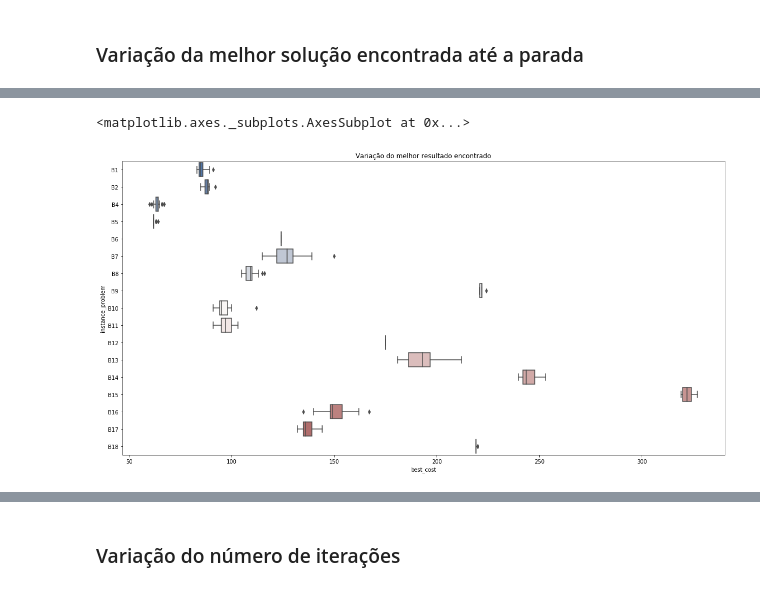
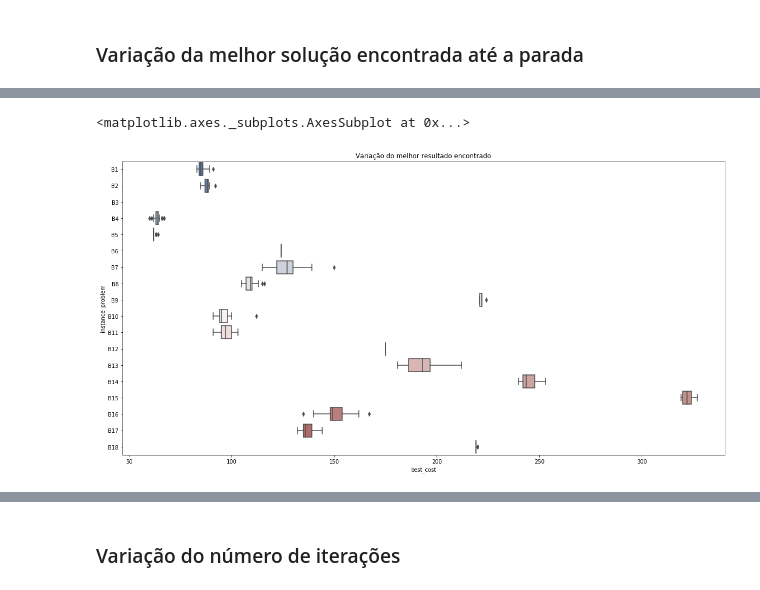
Before and after one commit to GiliardGodoi/binary-ga-stpg, a Jupyter notebook: notebooks/[2020-04-22] AED_Binary_AG_kapsalis_30_trials.ipynb, the cells around one changed output, grey strips where cells are left out. Drawn from its saved outputs; the diff is of its cells as text; code cells hidden in the pictures.

```diff
--- a/notebooks/[2020-04-05] AED_Binary_AG_kapsalis_30_trials.ipynb
+++ b/notebooks/[2020-04-22] AED_Binary_AG_kapsalis_30_trials.ipynb
@@ -95,0 +59,26 @@ categorical_order = ["B{0}".format(i) for i in range(1,19)]
+# %%
+def read_data(simulationfolder, filetemplate, mintrial=1, maxtrial=30):
+    MAIN_FOLDER = os.path.join("..", "outputdata", simulationfolder)
+
+    # simulations: diretórios que contem os dados para cada um dos datasets.
+    # ['B1', 'B2', 'B3' ... ]
+    simulations = os.listdir(MAIN_FOLDER)
+
+
+    # ARQUIVO PRINCIPAL: INDICA QUAL DADOS ESTAMOS ANALISANDO.
+    # Cada execução (trial) gera um arquivo diferente.
+    # files: é um array com o nome dos trinta  arquivos
+    files = [filetemplate.format(i) for i in range(mintrial,maxtrial+1)]
+
+    #all_data_pieces: contém os DataFrames para cada um dos 30 arquivos (trials) dos 18 datasets
+    data_pieces = [ pd.read_csv(os.path.join(MAIN_FOLDER, folder, file))
+            for folder in simulations
+                for file in files
+    ]
+
+    # concatena (junta) todos os DataFrames em um só
+    return pd.concat(data_pieces, ignore_index=True)
+# %%
+%%time
+raw_data = read_data("20200330_kapsalis_random", "trial_{0}_simulation.csv")
+raw_data.head()
@@ -285,6 +359,5 @@ grid = sns.catplot("why_stopped",
 Nesta parte são analisados os dados das execuções que pararam por estagnação, isto é, não melhoraram o máximo global após 500 gerações.
 # %%
 # Selecionando os registros de interesse
-df_stagnation = df_data[df_data["why_stopped"] == "stagnation" ]
-
-df_stagnation.columns
+dfstagnation = raw_data[raw_data["why_stopped"] == "stagnation" ]
+grouped2 = dfstagnation.groupby("instance_problem")
@@ -330,14 +408,13 @@ df.loc[custom_categorical_order]
 # %%
 fig = plt.figure(figsize=(20, 10))
 plt.title(label=f'Variação do melhor resultado encontrado')
-# sns.set(style="darkgrid")
 
 sns.boxplot(x="best_cost",
             y="instance_problem",
-            data=df_stagnation,
-            order=custom_categorical_order,
+            data=dfstagnation,
+            order=categorical_order,
             palette="vlag",
            )
 # %% [output]
 <matplotlib.axes._subplots.AxesSubplot at 0x...>
-[figure, old version]
+[figure, new version]
```
Also changed, not shown: parts of 68 cells of this notebook, 4 other files.
